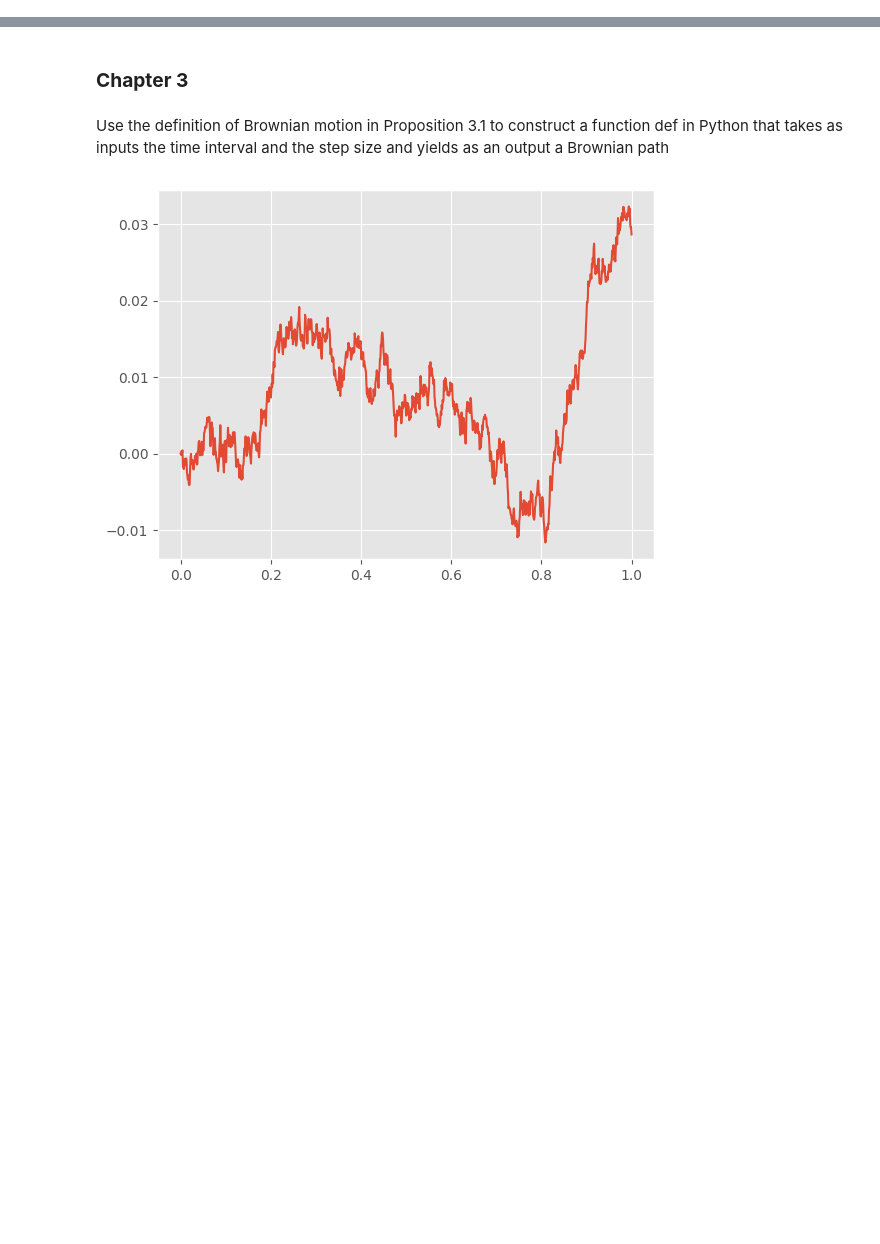
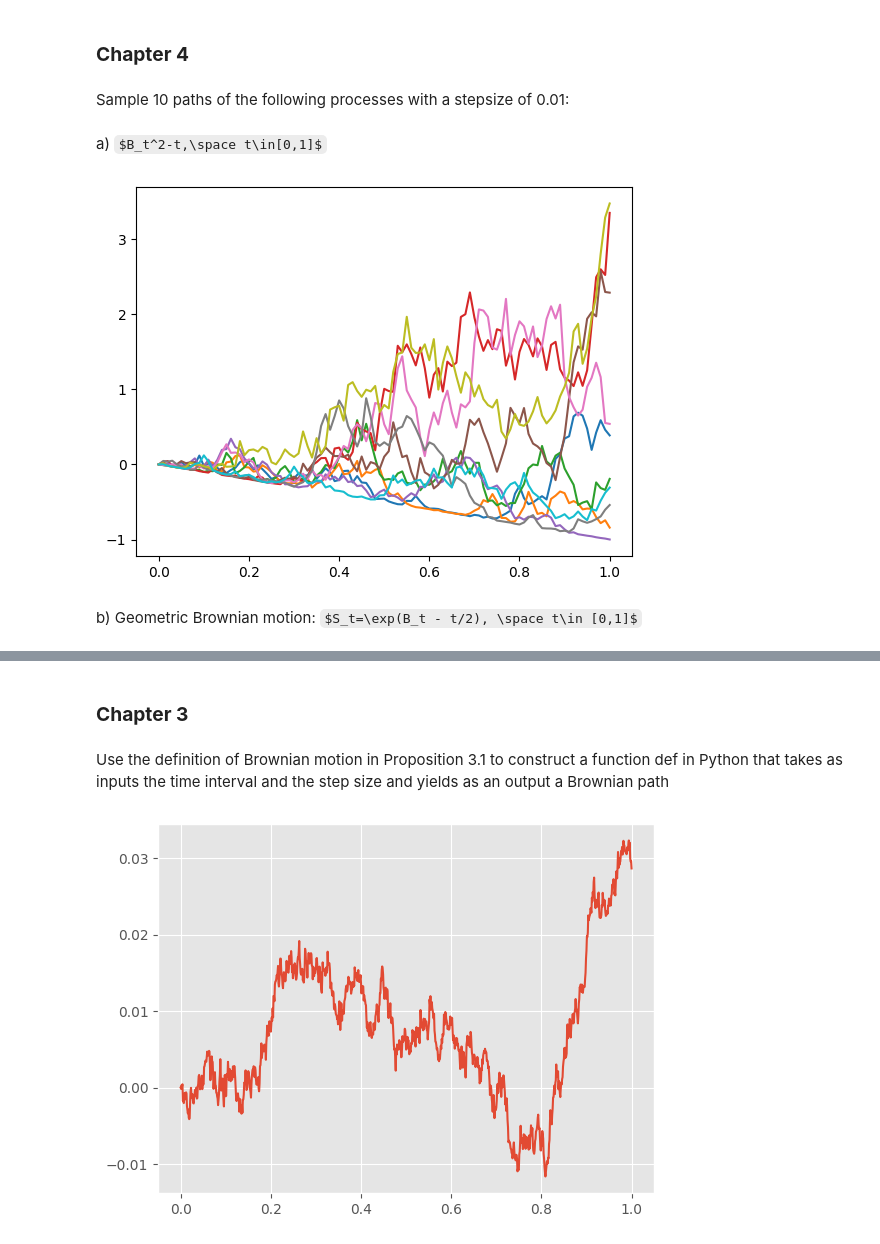
Before and after one commit to tnivram/stochastic-calculus, a Jupyter notebook: stochastic_simulation.ipynb, the cells around one changed output, grey strips where cells are left out. Saved outputs shown, nothing was run; the diff lists cells and outputs as text; code cells hidden in the pictures; some formulas as TeX source; blank space fills up the shorter version.

Commit message:
Add Chapter 4

```diff
--- a/stochastic_simulation.ipynb
+++ b/stochastic_simulation.ipynb
@@ -1,3 +1,34 @@
 # %%
 import numpy as np
 import matplotlib.pyplot as plt
+# %% [markdown]
+### **Chapter 4**
+# %% [markdown]
+Sample 10 paths of the following processes with a stepsize of 0.01:
+# %% [markdown]
+a) $B_t^2-t,\space t\in[0,1]$
+# %%
+def martingale1(t_initial, t_final, step_size):
+    time = np.arange(t_initial, t_final+step_size, step_size)
+
+    # number of points
+    n = len(time) - 1
+
+    # initialize n Gaussian random variables with mean 0 and variance dt
+    # each of the elements in the array represents B_tj - B_(tj-1)
+    dB = np.random.normal(0,np.sqrt(step_size),n)
+
+    # array of brownian motion Bt
+    brownian_motion = np.concatenate(([0],np.cumsum(dB)))
+
+    martingale =  np.square(brownian_motion) - time
+
+    return time, martingale
+# %%
+for i in range(10):
+    time, martingale= martingale1(0,1,0.01)
+    plt.plot(time,martingale)
+# %% [output]
+[figure, added]
+# %% [markdown]
+b) Geometric Brownian motion: $S_t=\exp(B_t - t/2), \space t\in [0,1]$
```
Also changed, not shown: parts of 5 cells of this notebook.
